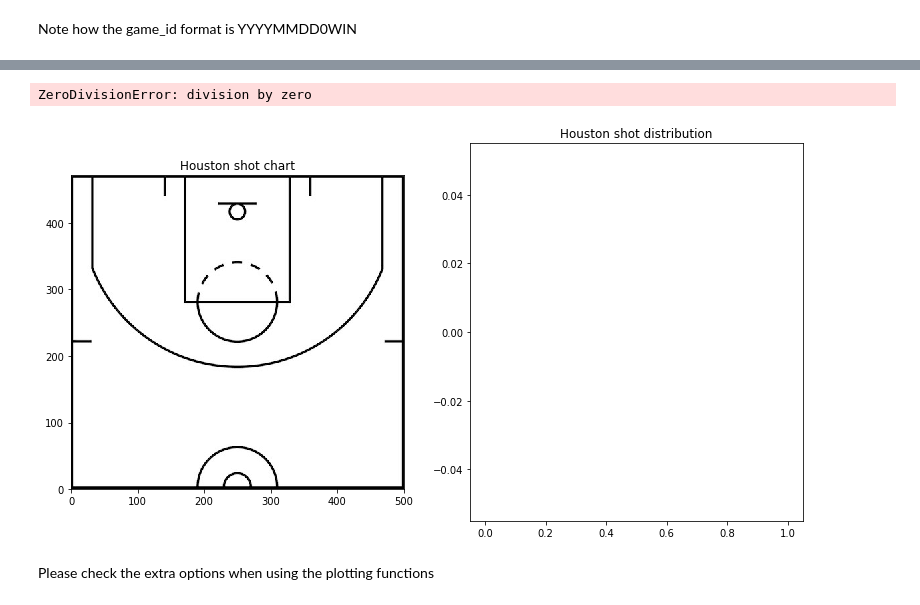
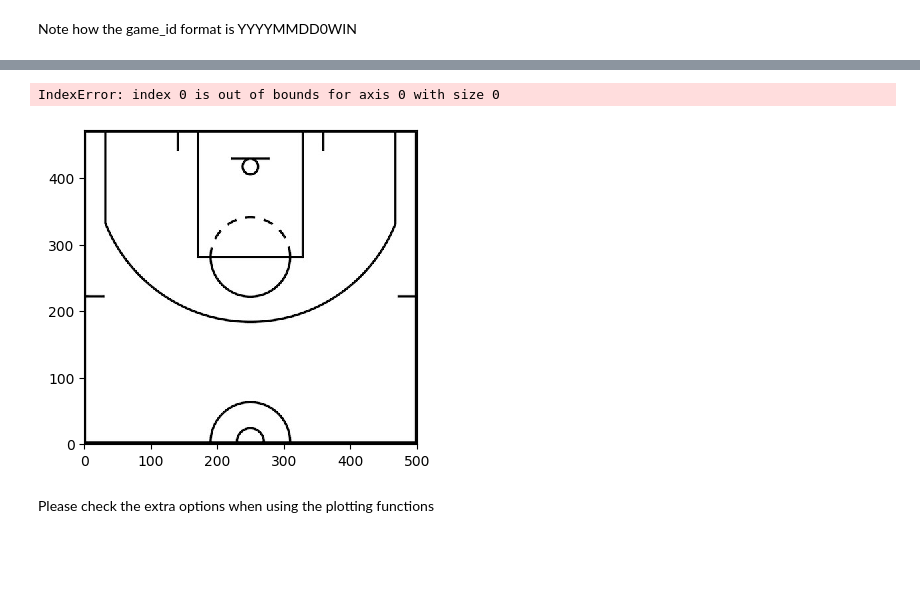
Before and after one commit to theccalderon/shot_chart, a Jupyter notebook: index.ipynb, the cells around one changed output, grey strips where cells are left out. Cells and saved outputs as stored; diff of their text form; code cells hidden in the pictures; blank space fills up the shorter version.

```diff
--- a/index.ipynb
+++ b/index.ipynb
@@ -16,5 +16,5 @@ This file will become your README and also the index of your documentation.
 # %% [markdown]
 We first create a pandas dataframe from the source data.
 # %%
-shots_df = make_df(untar_data(URLs.SHOTS_2019))
+shots_2019 = make_df(untar_data(URLs.SHOTS_2019))
 # %% [markdown]
@@ -91,0 +88,2 @@ plot_team(shots_df, "Houston")
+# %%
+houston = TeamShots(shots_2019,"Houston")
@@ -92,7 +94,7 @@ plot_team(shots_df, "Houston")
 # %%
-plot_team(shots_df, "Houston", date_range=((2020,1,1), (2020,1,10)))
+houston.plot_shots(date_range=((2020,1,1), (2020,1,10)))
 # %% [output]
-ZeroDivisionError: division by zero
+IndexError: index 0 is out of bounds for axis 0 with size 0
-[figure, old version]
+[figure, new version]
 # %% [markdown]
 Please check the extra options when using the plotting functions
```
Also changed, not shown: parts of 25 cells of this notebook, 16 other files.
